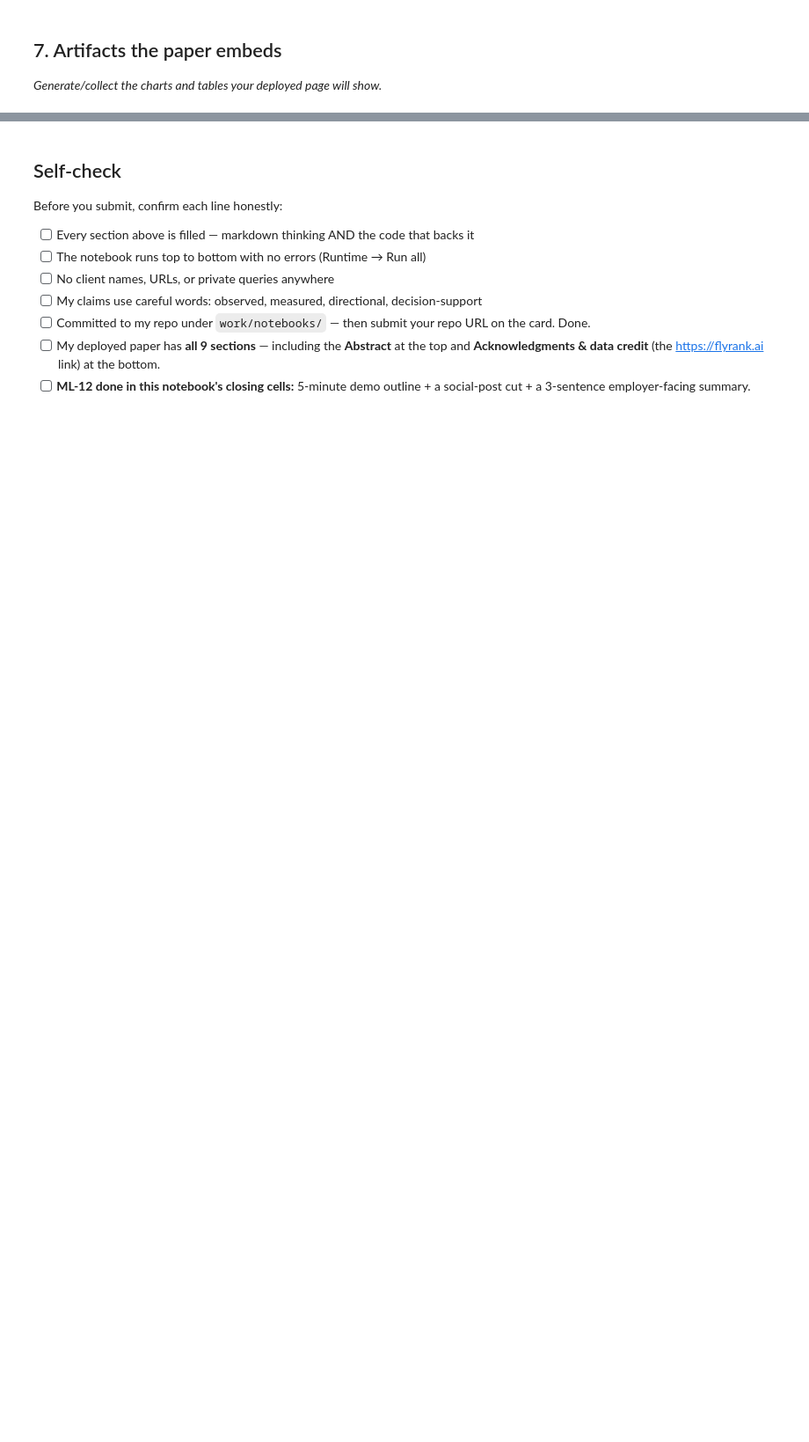
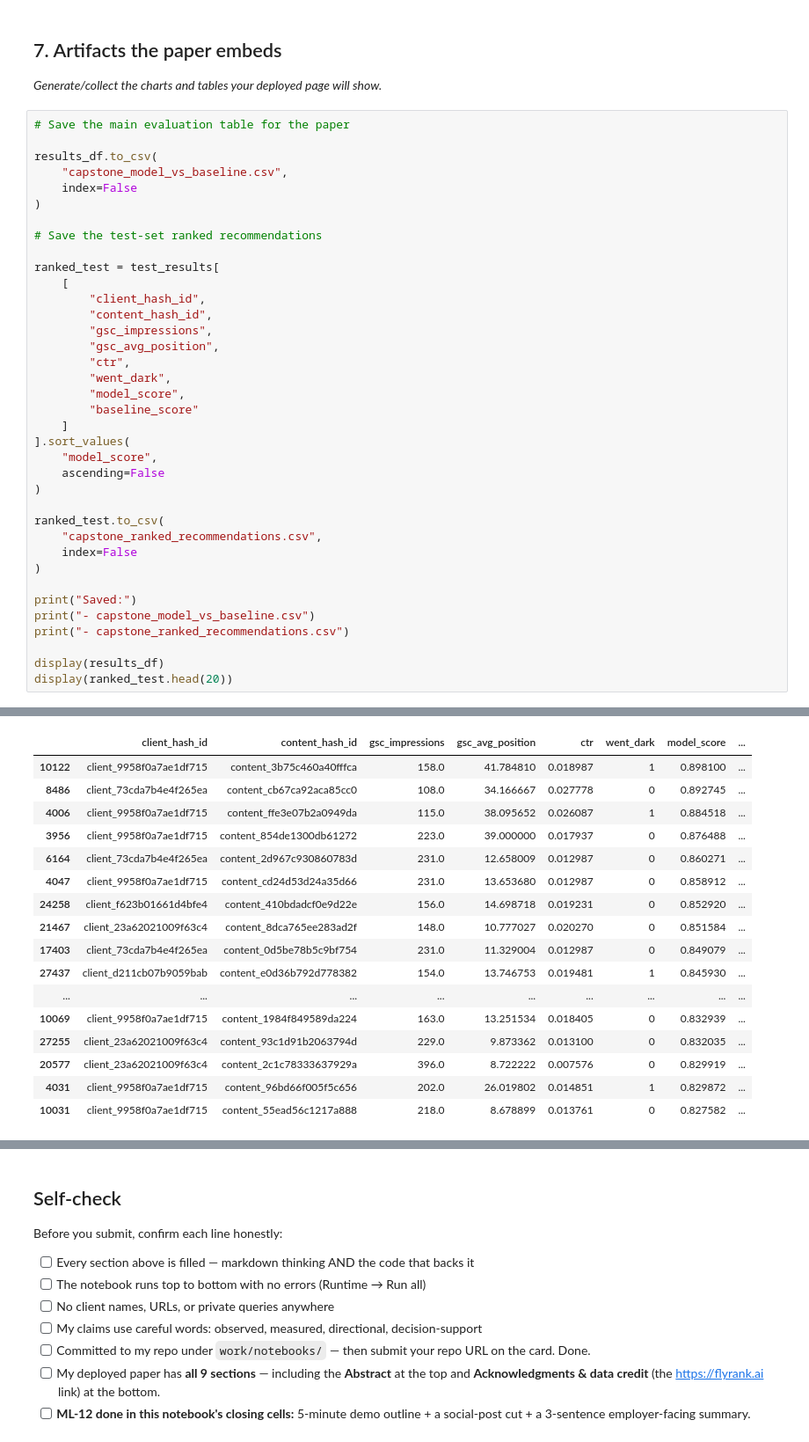
Before and after one commit to palkinsuneja/palkin-flyrank-ml-internship-july-to-sept-2026, a Jupyter notebook: work/notebooks/capstone.ipynb, the cells around one changed output, grey strips where cells are left out. Shown at 88% size. Saved outputs shown, nothing was run; the diff lists cells and outputs as text; blank space fills up the shorter version.

```diff
--- a/work/notebooks/capstone.ipynb
+++ b/work/notebooks/capstone.ipynb
@@ -34,3 +387,41 @@ This skeleton is yours to fill. Work the sections **in order** — each one has
 ## 7. Artifacts the paper embeds
 
 *Generate/collect the charts and tables your deployed page will show.*
+# %%
+# Save the main evaluation table for the paper
+
+results_df.to_csv(
+    "capstone_model_vs_baseline.csv",
+    index=False
+)
+
+# Save the test-set ranked recommendations
+
+ranked_test = test_results[
+    [
+        "client_hash_id",
+        "content_hash_id",
+        "gsc_impressions",
+        "gsc_avg_position",
+        "ctr",
+        "went_dark",
+        "model_score",
+        "baseline_score"
+    ]
+].sort_values(
+    "model_score",
+    ascending=False
+)
+
+ranked_test.to_csv(
+    "capstone_ranked_recommendations.csv",
+    index=False
+)
+
+print("Saved:")
+print("- capstone_model_vs_baseline.csv")
+print("- capstone_ranked_recommendations.csv")
+
+display(results_df)
+display(ranked_test.head(20))
+# %% [output]
@@ -36,0 +434,17 @@ This skeleton is yours to fill. Work the sections **in order** — each one has
+|  | client_hash_id | content_hash_id | gsc_impressions | gsc_avg_position | ctr | went_dark | model_score | ... |
+| 10122 | client_9958f0a7ae1df715 | content_3b75c460a40fffca | 158.0 | 41.784810 | 0.018987 | 1 | 0.898100 | ... |
+| 8486 | client_73cda7b4e4f265ea | content_cb67ca92aca85cc0 | 108.0 | 34.166667 | 0.027778 | 0 | 0.892745 | ... |
+| 4006 | client_9958f0a7ae1df715 | content_ffe3e07b2a0949da | 115.0 | 38.095652 | 0.026087 | 1 | 0.884518 | ... |
+| 3956 | client_9958f0a7ae1df715 | content_854de1300db61272 | 223.0 | 39.000000 | 0.017937 | 0 | 0.876488 | ... |
+| 6164 | client_73cda7b4e4f265ea | content_2d967c930860783d | 231.0 | 12.658009 | 0.012987 | 0 | 0.860271 | ... |
+| 4047 | client_9958f0a7ae1df715 | content_cd24d53d24a35d66 | 231.0 | 13.653680 | 0.012987 | 0 | 0.858912 | ... |
+| 24258 | client_f623b01661d4bfe4 | content_410bdadcf0e9d22e | 156.0 | 14.698718 | 0.019231 | 0 | 0.852920 | ... |
+| 21467 | client_23a62021009f63c4 | content_8dca765ee283ad2f | 148.0 | 10.777027 | 0.020270 | 0 | 0.851584 | ... |
+| 17403 | client_73cda7b4e4f265ea | content_0d5be78b5c9bf754 | 231.0 | 11.329004 | 0.012987 | 0 | 0.849079 | ... |
+| 27437 | client_d211cb07b9059bab | content_e0d36b792d778382 | 154.0 | 13.746753 | 0.019481 | 1 | 0.845930 | ... |
+| ... | ... | ... | ... | ... | ... | ... | ... | ... |
+| 10069 | client_9958f0a7ae1df715 | content_1984f849589da224 | 163.0 | 13.251534 | 0.018405 | 0 | 0.832939 | ... |
+| 27255 | client_23a62021009f63c4 | content_93c1d91b2063794d | 229.0 | 9.873362 | 0.013100 | 0 | 0.832035 | ... |
+| 20577 | client_23a62021009f63c4 | content_2c1c78333637929a | 396.0 | 8.722222 | 0.007576 | 0 | 0.829919 | ... |
+| 4031 | client_9958f0a7ae1df715 | content_96bd66f005f5c656 | 202.0 | 26.019802 | 0.014851 | 1 | 0.829872 | ... |
+| 10031 | client_9958f0a7ae1df715 | content_55ead56c1217a888 | 218.0 | 8.678899 | 0.013761 | 0 | 0.827582 | ... |
```
Also changed, not shown: parts of 18 cells of this notebook.
